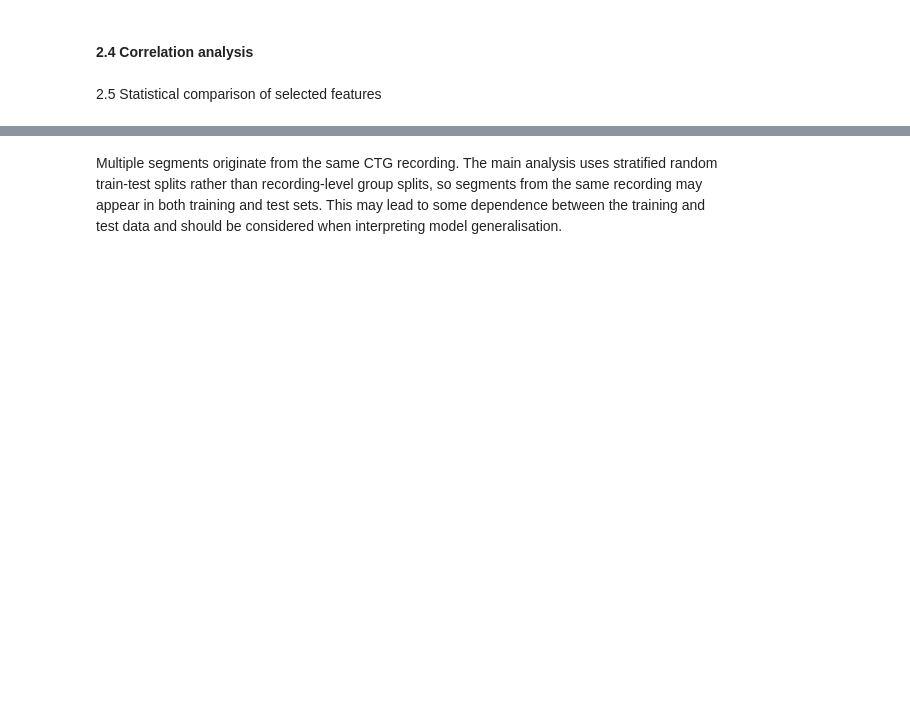
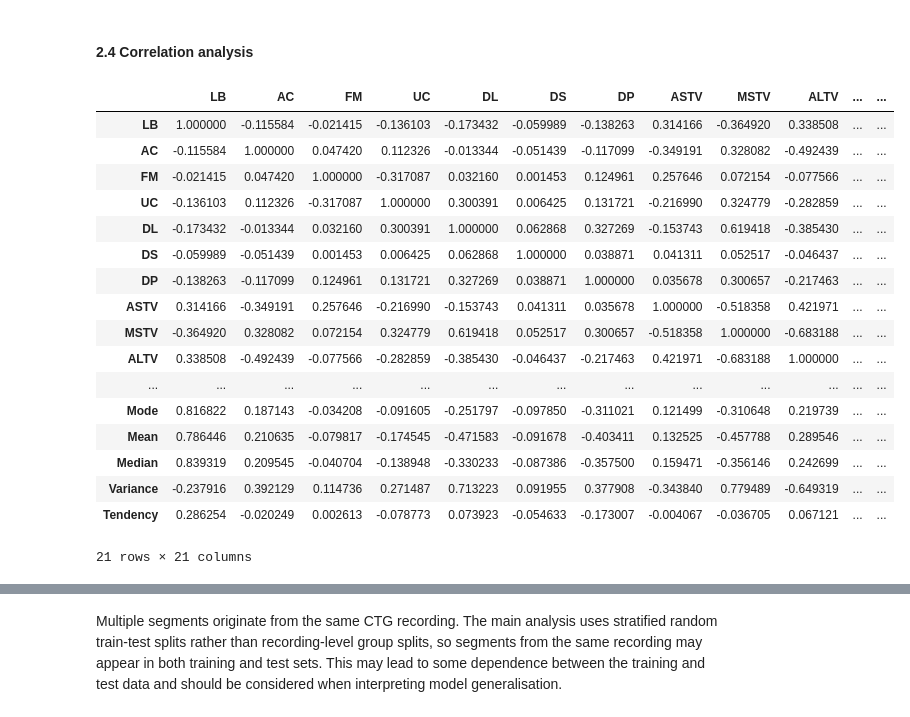
Before and after one commit to JingliangCCT/Machine-Learning-CA1, a Jupyter notebook: Jingliang_ML_HDipData_CA1.ipynb, the cells around one changed output, grey strips where cells are left out. Saved outputs shown, nothing was run; the diff lists cells and outputs as text; code cells hidden in the pictures; blank space fills up the shorter version.

```diff
--- a/Jingliang_ML_HDipData_CA1.ipynb
+++ b/Jingliang_ML_HDipData_CA1.ipynb
@@ -476,5 +482,27 @@ MSTV is lowest in Suspect segments, while the Pathologic segment has a higher me
 This shows that predictor values do not consistently increase with severity. No single feature fully separates all thredd classes, and a combination of features is needed for classification.
 # %% [markdown]
 #### 2.4 Correlation analysis
-# %% [markdown]
-2.5 Statistical comparison of selected features
+# %%
+# Spearman correlation matrix
+
+corr = df_clean[features].corr(method='spearman')
+corr
+# %% [output]
+|  | LB | AC | FM | UC | DL | DS | DP | ASTV | MSTV | ALTV | ... | ... |
+| LB | 1.000000 | -0.115584 | -0.021415 | -0.136103 | -0.173432 | -0.059989 | -0.138263 | 0.314166 | -0.364920 | 0.338508 | ... | ... |
+| AC | -0.115584 | 1.000000 | 0.047420 | 0.112326 | -0.013344 | -0.051439 | -0.117099 | -0.349191 | 0.328082 | -0.492439 | ... | ... |
+| FM | -0.021415 | 0.047420 | 1.000000 | -0.317087 | 0.032160 | 0.001453 | 0.124961 | 0.257646 | 0.072154 | -0.077566 | ... | ... |
+| UC | -0.136103 | 0.112326 | -0.317087 | 1.000000 | 0.300391 | 0.006425 | 0.131721 | -0.216990 | 0.324779 | -0.282859 | ... | ... |
+| DL | -0.173432 | -0.013344 | 0.032160 | 0.300391 | 1.000000 | 0.062868 | 0.327269 | -0.153743 | 0.619418 | -0.385430 | ... | ... |
+| DS | -0.059989 | -0.051439 | 0.001453 | 0.006425 | 0.062868 | 1.000000 | 0.038871 | 0.041311 | 0.052517 | -0.046437 | ... | ... |
+| DP | -0.138263 | -0.117099 | 0.124961 | 0.131721 | 0.327269 | 0.038871 | 1.000000 | 0.035678 | 0.300657 | -0.217463 | ... | ... |
+| ASTV | 0.314166 | -0.349191 | 0.257646 | -0.216990 | -0.153743 | 0.041311 | 0.035678 | 1.000000 | -0.518358 | 0.421971 | ... | ... |
+| MSTV | -0.364920 | 0.328082 | 0.072154 | 0.324779 | 0.619418 | 0.052517 | 0.300657 | -0.518358 | 1.000000 | -0.683188 | ... | ... |
+| ALTV | 0.338508 | -0.492439 | -0.077566 | -0.282859 | -0.385430 | -0.046437 | -0.217463 | 0.421971 | -0.683188 | 1.000000 | ... | ... |
+| ... | ... | ... | ... | ... | ... | ... | ... | ... | ... | ... | ... | ... |
+| Mode | 0.816822 | 0.187143 | -0.034208 | -0.091605 | -0.251797 | -0.097850 | -0.311021 | 0.121499 | -0.310648 | 0.219739 | ... | ... |
+| Mean | 0.786446 | 0.210635 | -0.079817 | -0.174545 | -0.471583 | -0.091678 | -0.403411 | 0.132525 | -0.457788 | 0.289546 | ... | ... |
+| Median | 0.839319 | 0.209545 | -0.040704 | -0.138948 | -0.330233 | -0.087386 | -0.357500 | 0.159471 | -0.356146 | 0.242699 | ... | ... |
+| Variance | -0.237916 | 0.392129 | 0.114736 | 0.271487 | 0.713223 | 0.091955 | 0.377908 | -0.343840 | 0.779489 | -0.649319 | ... | ... |
+| Tendency | 0.286254 | -0.020249 | 0.002613 | -0.078773 | 0.073923 | -0.054633 | -0.173007 | -0.004067 | -0.036705 | 0.067121 | ... | ... |
+21 rows × 21 columns
```
Also changed, not shown: parts of 25 cells of this notebook.
